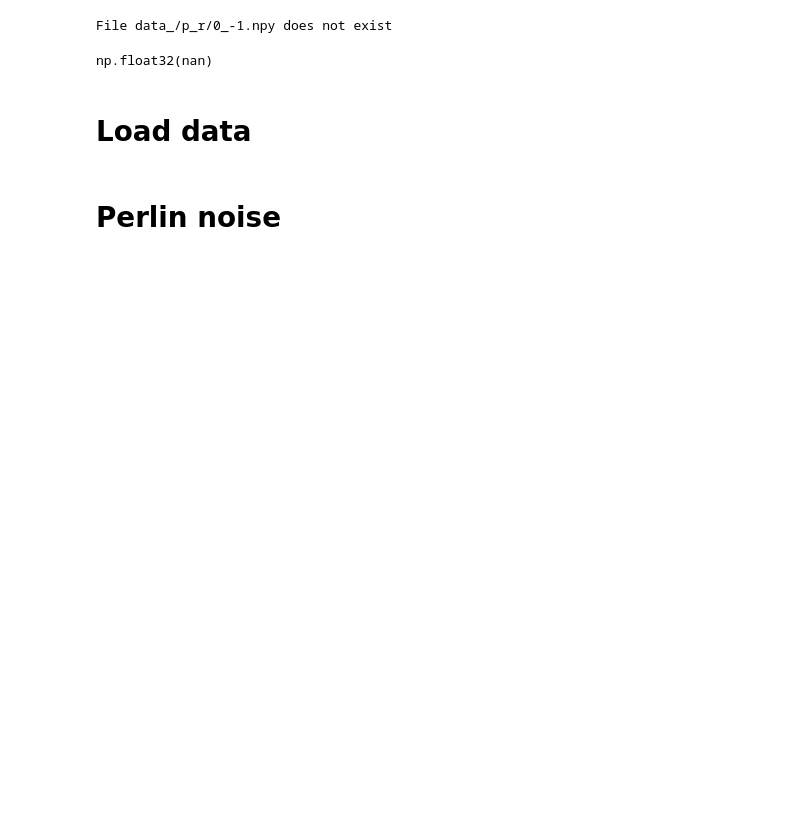
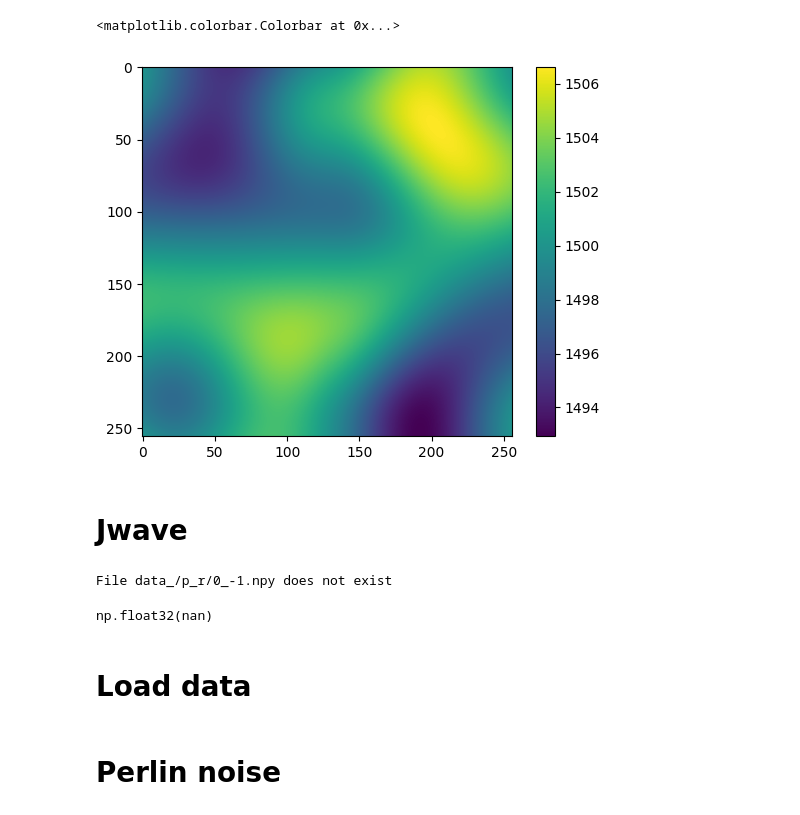
Before and after one commit to grindstm/pat, a Jupyter notebook: vis.ipynb, the cells around one changed output. Cells and saved outputs as stored; diff of their text form; code cells hidden in the pictures; blank space fills up the shorter version.

```diff
--- a/vis.ipynb
+++ b/vis.ipynb
@@ -26,0 +91,9 @@ list(colormaps)
+# %%
+c = np.load(f"data_/c/{j}.npy", allow_pickle=True)
+plt.imshow(c)
+plt.colorbar()
+# %% [output]
+<matplotlib.colorbar.Colorbar at 0x...>
+[figure, added]
+# %% [markdown]
+# Jwave
```
Also changed, not shown: parts of 7 cells of this notebook, 5 other files.
